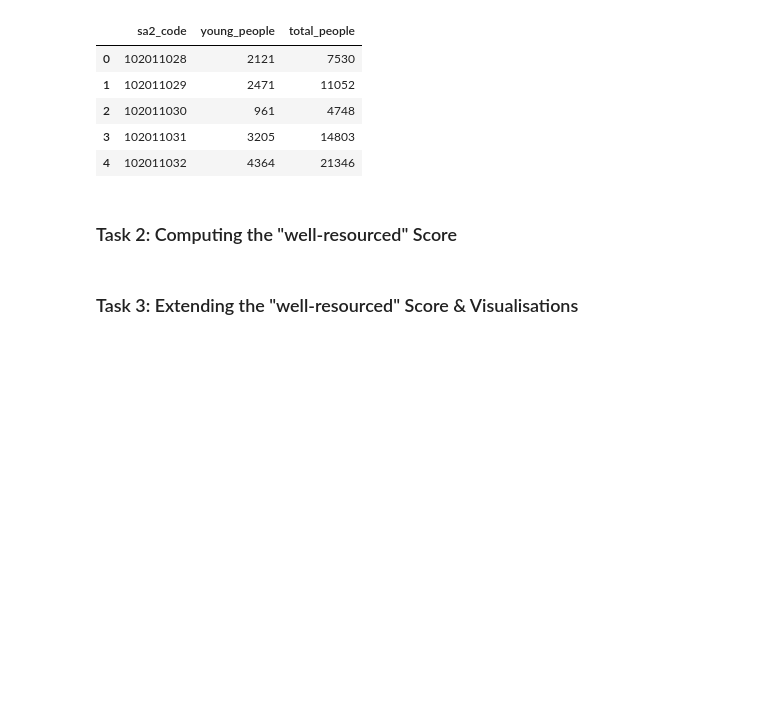
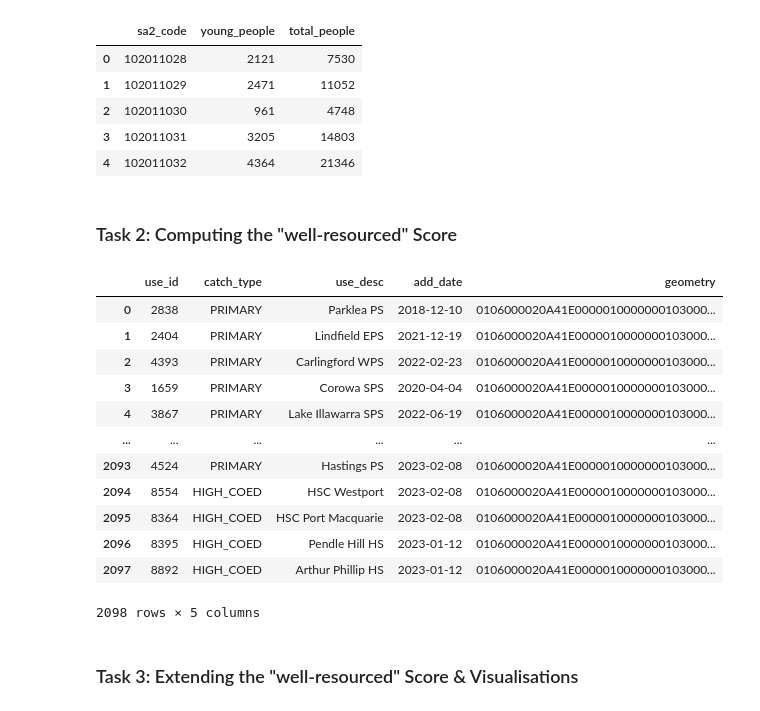
Before and after one commit to FixItChris/DATA2901, a Jupyter notebook: Report.ipynb, the cells around one changed output. Cells and saved outputs as stored; diff of their text form; code cells hidden in the pictures; blank space fills up the shorter version.

Commit message:
fixed catchments

```diff
--- a/Report.ipynb
+++ b/Report.ipynb
@@ -630,6 +638,26 @@ query(conn, "SELECT * FROM population LIMIT 5;")
 | 4 | 102011032 | 4364 | 21346 |
 # %% [markdown]
 ### Task 2: Computing the "well-resourced" Score
+# %%
+sql="""
+
+"""
+
+query(conn, sql)
+# %% [output]
+|  | use_id | catch_type | use_desc | add_date | geometry |
+| 0 | 2838 | PRIMARY | Parklea PS | 2018-12-10 | 0106000020A41E0000010000000103000... |
+| 1 | 2404 | PRIMARY | Lindfield EPS | 2021-12-19 | 0106000020A41E0000010000000103000... |
+| 2 | 4393 | PRIMARY | Carlingford WPS | 2022-02-23 | 0106000020A41E0000010000000103000... |
+| 3 | 1659 | PRIMARY | Corowa SPS | 2020-04-04 | 0106000020A41E0000010000000103000... |
+| 4 | 3867 | PRIMARY | Lake Illawarra SPS | 2022-06-19 | 0106000020A41E0000010000000103000... |
+| ... | ... | ... | ... | ... | ... |
+| 2093 | 4524 | PRIMARY | Hastings PS | 2023-02-08 | 0106000020A41E0000010000000103000... |
+| 2094 | 8554 | HIGH_COED | HSC Westport | 2023-02-08 | 0106000020A41E0000010000000103000... |
+| 2095 | 8364 | HIGH_COED | HSC Port Macquarie | 2023-02-08 | 0106000020A41E0000010000000103000... |
+| 2096 | 8395 | HIGH_COED | Pendle Hill HS | 2023-01-12 | 0106000020A41E0000010000000103000... |
+| 2097 | 8892 | HIGH_COED | Arthur Phillip HS | 2023-01-12 | 0106000020A41E0000010000000103000... |
+2098 rows × 5 columns
 # %% [markdown]
 ### Task 3: Extending the "well-resourced" Score & Visualisations
 # %% [markdown]
```
Also changed, not shown: parts of 7 cells of this notebook.
